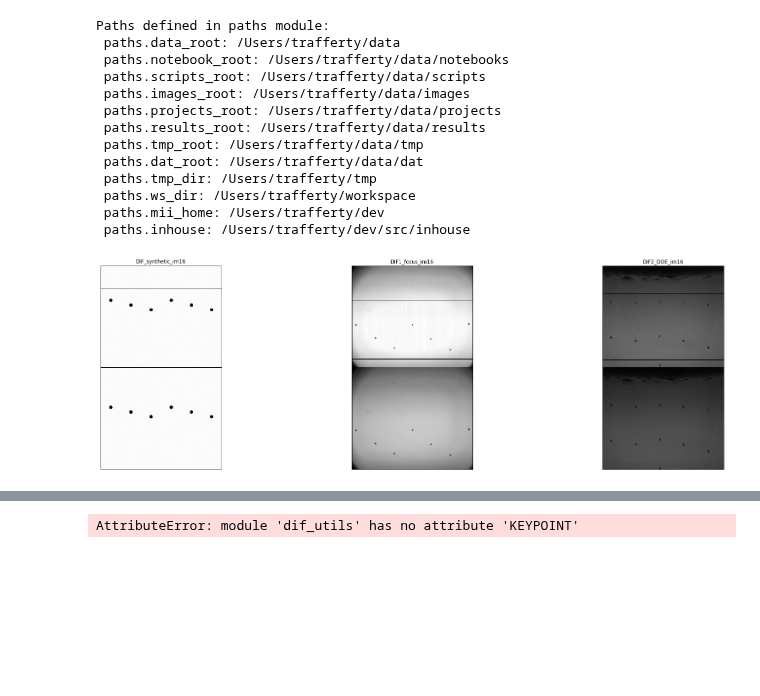
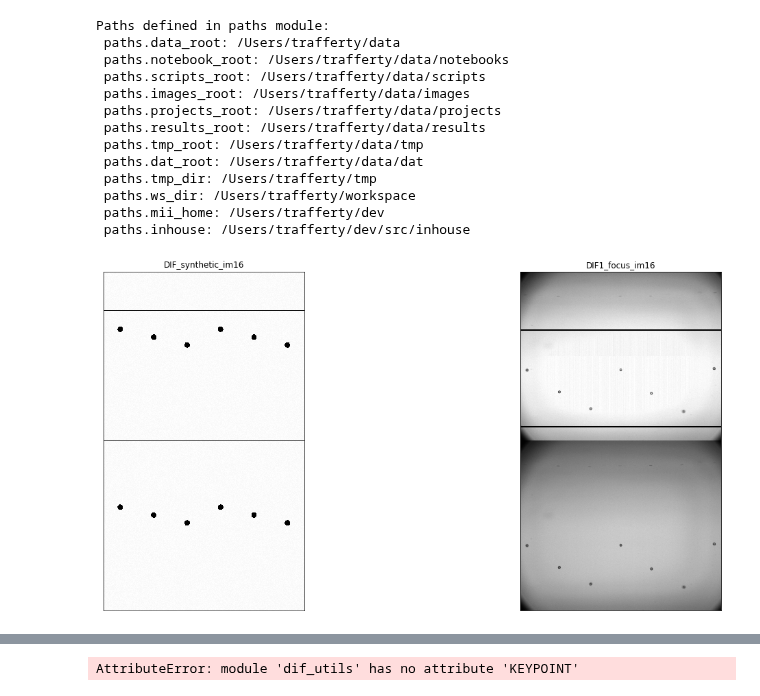
Before and after one commit to Aniruddh1/ipython-opencv-notebooks, a Jupyter notebook: notebooks/DIF Image Processing New.ipynb, the cells around one changed output, grey strips where cells are left out. Cells and saved outputs as stored; diff of their text form; code cells hidden in the pictures; blank space fills up the shorter version.

```diff
--- a/notebooks/DIF Image Processing New.ipynb
+++ b/notebooks/DIF Image Processing New.ipynb
@@ -121,27 +121,27 @@ DIF_Synth_ip_config = {**ip_config, **DIF_Synth_ip_config }
 # %%
 DIF_synthetic_path=paths.tmp_dir+'/DIF/dif_images/DIF_Synthetic_with_proper_metadata.png'
 DIF1_focus_path=paths.tmp_dir+'/DIF/dif_images/focus/+0/2017-09-29_09.22.41/DispenserOpt_00006_2017-09-29_09.22.54.png'
 DIF2_DOE_path=paths.tmp_dir+'/DIF/DIF2_2018-04-12_12.07.25/DispenserOpt_00001_2018-04-12_12.07.27.png'
 
 DIF_synthetic_im16 = cv2.imread(DIF_synthetic_path, cv2.IMREAD_ANYCOLOR | cv2.IMREAD_ANYDEPTH)
 DIF1_focus_im16 = cv2.imread(DIF1_focus_path, cv2.IMREAD_ANYCOLOR | cv2.IMREAD_ANYDEPTH)
-DIF2_DOE_im16 = cv2.imread(DIF2_DOE_path, cv2.IMREAD_ANYCOLOR | cv2.IMREAD_ANYDEPTH)
+#DIF2_DOE_im16 = cv2.imread(DIF2_DOE_path, cv2.IMREAD_ANYCOLOR | cv2.IMREAD_ANYDEPTH)
 
 # add horiz lines for rMin, rMax
 cv2.line(DIF_synthetic_im16, (1, DIF_Synth_ip_config["rMin"]), (DIF_synthetic_im16.shape[1], DIF_Synth_ip_config["rMin"]), (255,255,255), 10)
 cv2.line(DIF_synthetic_im16, (1, DIF_Synth_ip_config["rMax"]), (DIF_synthetic_im16.shape[1], DIF_Synth_ip_config["rMax"]), (255,255,255), 10)
 cv2.line(DIF1_focus_im16, (1, DIF1_ip_config["rMin"]), (DIF1_focus_im16.shape[1], DIF1_ip_config["rMin"]), (255,255,255), 10)
 cv2.line(DIF1_focus_im16, (1, DIF1_ip_config["rMax"]), (DIF1_focus_im16.shape[1], DIF1_ip_config["rMax"]), (255,255,255), 10)
-cv2.line(DIF2_DOE_im16, (1, DIF2_ip_config["rMin"]), (DIF2_DOE_im16.shape[1], DIF2_ip_config["rMin"]), (255,255,255), 10)
-cv2.line(DIF2_DOE_im16, (1, DIF2_ip_config["rMax"]), (DIF2_DOE_im16.shape[1], DIF2_ip_config["rMax"]), (255,255,255), 10)
+# cv2.line(DIF2_DOE_im16, (1, DIF2_ip_config["rMin"]), (DIF2_DOE_im16.shape[1], DIF2_ip_config["rMin"]), (255,255,255), 10)
+# cv2.line(DIF2_DOE_im16, (1, DIF2_ip_config["rMax"]), (DIF2_DOE_im16.shape[1], DIF2_ip_config["rMax"]), (255,255,255), 10)
 
 
 #imgplot =plt.imshow(im16, cmap='gray')
 #plt.colorbar()
 
-util.plot_imgs([(DIF_synthetic_im16, 'DIF_synthetic_im16'), (DIF1_focus_im16, 'DIF1_focus_im16'), (DIF2_DOE_im16, 'DIF2_DOE_im16')], max_cols = 3)
+util.plot_imgs([(DIF_synthetic_im16, 'DIF_synthetic_im16'), (DIF1_focus_im16, 'DIF1_focus_im16')], max_cols = 3)
 # %% [output]
-[figure, old version]
+[figure, new version]
 # %%
 DIF_sythetic_metadata = du.getMetadata(DIF_synthetic_path)
 
```
Also changed, not shown: parts of 4 cells of this notebook, 51 other files.
